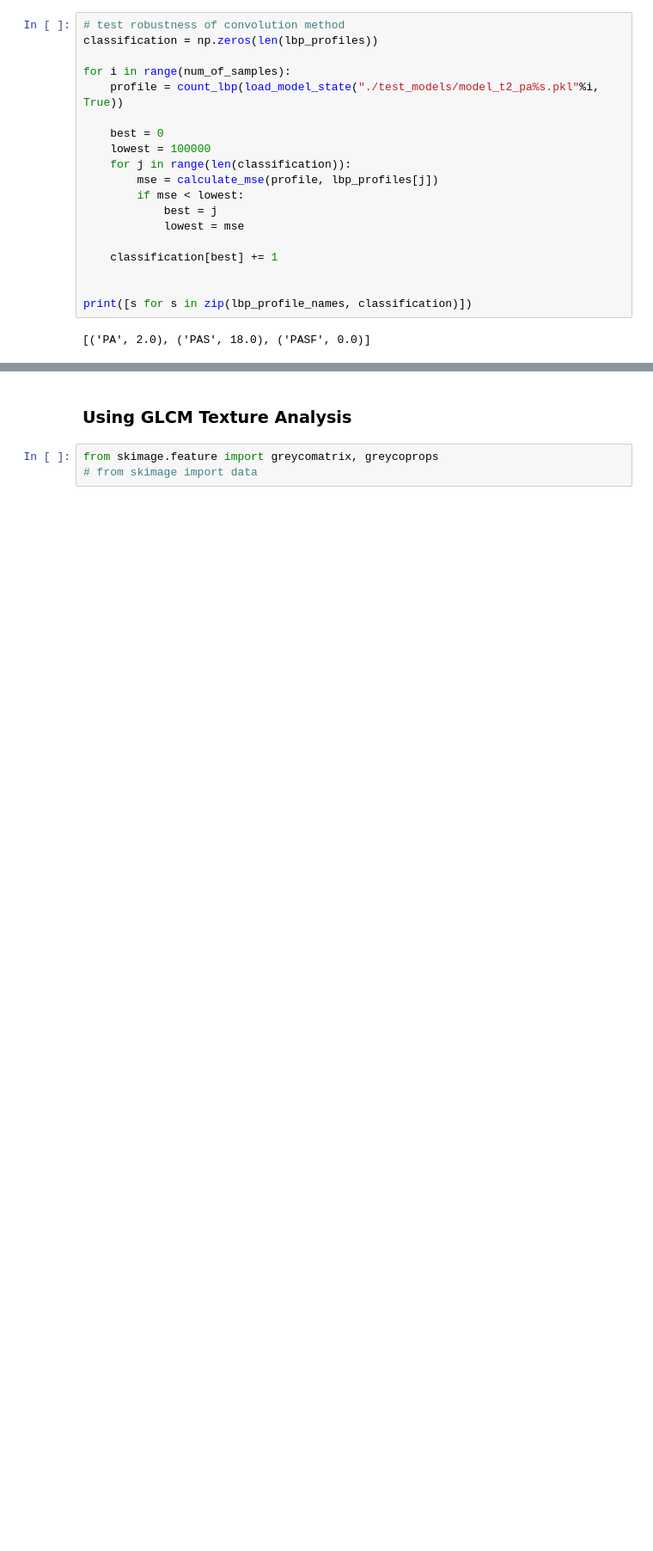
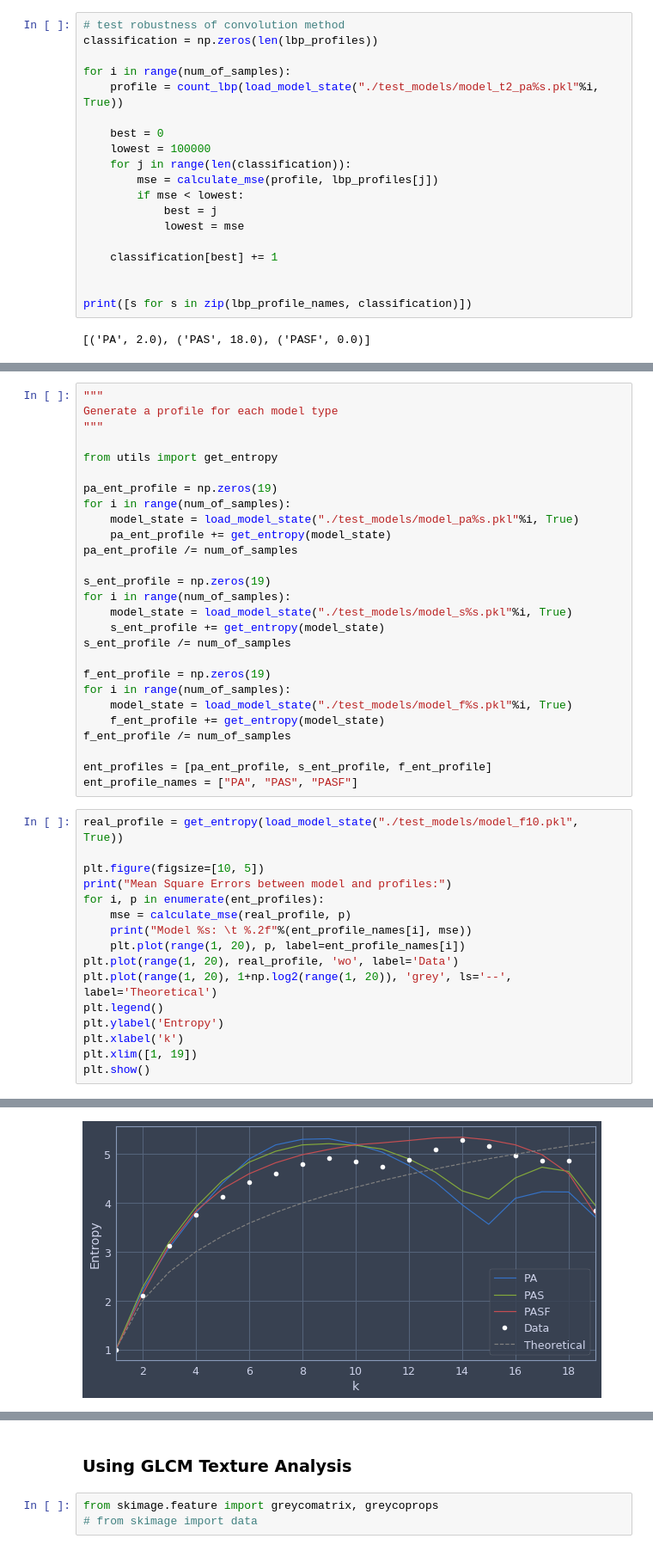
Before and after one commit to WavyV/ABM_RocketMan, a Jupyter notebook: src/Fiona/Analysis Testing.ipynb, the cells around one changed output, grey strips where cells are left out. Shown: that part at 86% size. Saved outputs shown, nothing was run; the diff lists cells and outputs as text; blank space fills up the shorter version.

Commit message:
Analysis utils

```diff
--- a/src/Fiona/Analysis Testing.ipynb
+++ b/src/Fiona/Analysis Testing.ipynb
@@ -376,0 +420,44 @@ print([s for s in zip(lbp_profile_names, classification)])
+# %%
+"""
+Generate a profile for each model type
+"""
+
+from utils import get_entropy
+
+pa_ent_profile = np.zeros(19)
+for i in range(num_of_samples):
+    model_state = load_model_state("./test_models/model_pa%s.pkl"%i, True)
+    pa_ent_profile += get_entropy(model_state)
+pa_ent_profile /= num_of_samples
+
+s_ent_profile = np.zeros(19)
+for i in range(num_of_samples):
+    model_state = load_model_state("./test_models/model_s%s.pkl"%i, True)
+    s_ent_profile += get_entropy(model_state)
+s_ent_profile /= num_of_samples
+
+f_ent_profile = np.zeros(19)
+for i in range(num_of_samples):
+    model_state = load_model_state("./test_models/model_f%s.pkl"%i, True)
+    f_ent_profile += get_entropy(model_state)
+f_ent_profile /= num_of_samples
+
+ent_profiles = [pa_ent_profile, s_ent_profile, f_ent_profile]
+ent_profile_names = ["PA", "PAS", "PASF"]
+# %%
+real_profile = get_entropy(load_model_state("./test_models/model_f10.pkl", True))
+
+plt.figure(figsize=[10, 5])
+print("Mean Square Errors between model and profiles:")
+for i, p in enumerate(ent_profiles):
+    mse = calculate_mse(real_profile, p)
+    print("Model %s: \t %.2f"%(ent_profile_names[i], mse))
+    plt.plot(range(1, 20), p, label=ent_profile_names[i])
+plt.plot(range(1, 20), real_profile, 'wo', label='Data')
+plt.plot(range(1, 20), 1+np.log2(range(1, 20)), 'grey', ls='--', label='Theoretical')
+plt.legend()
+plt.ylabel('Entropy')
+plt.xlabel('k')
+plt.xlim([1, 19])
+plt.show()
+# %% [output]
@@ -376,0 +468 @@ print([s for s in zip(lbp_profile_names, classification)])
+[figure, added]
```
Also changed, not shown: parts of 23 cells of this notebook, 1 other file.
